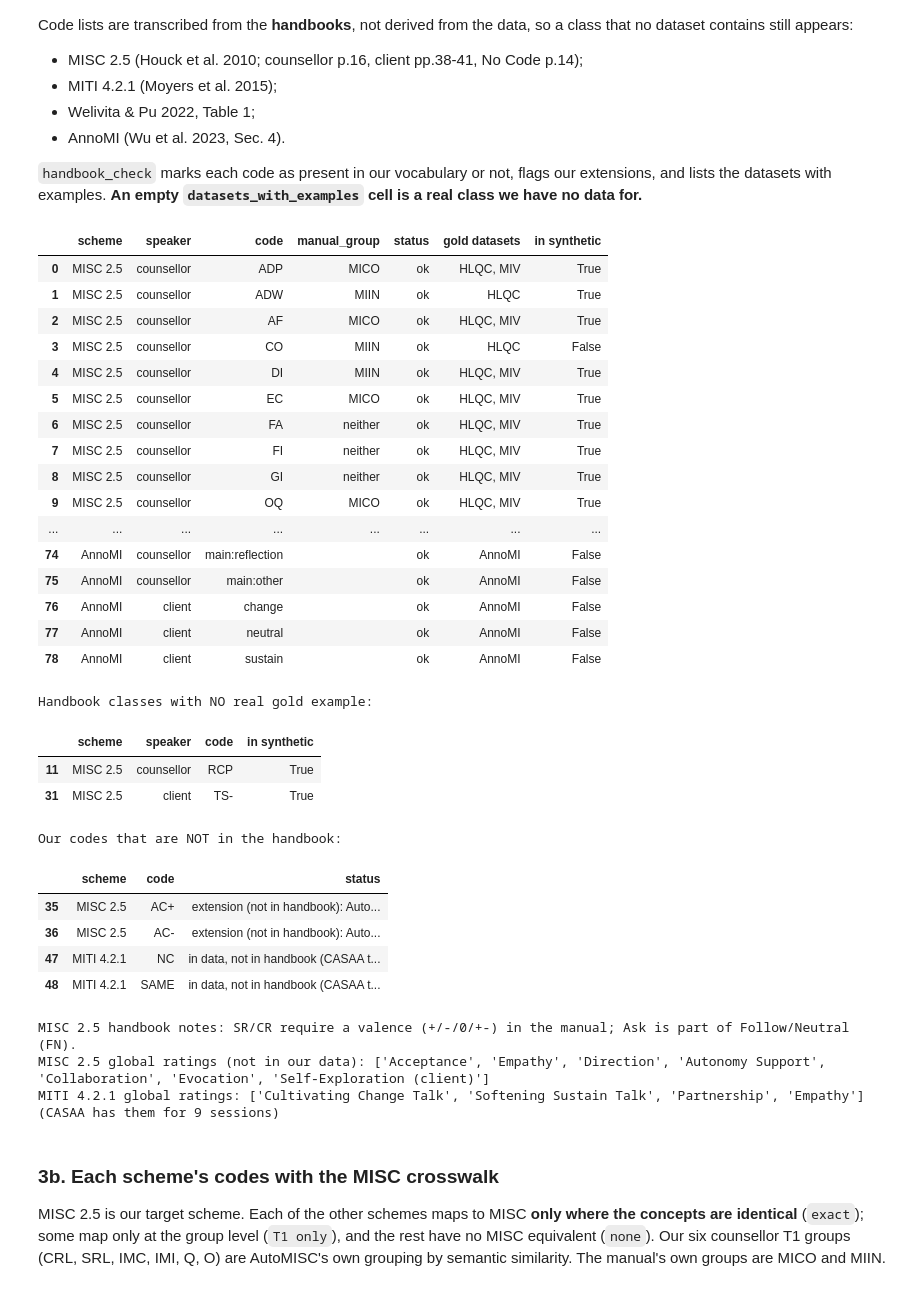
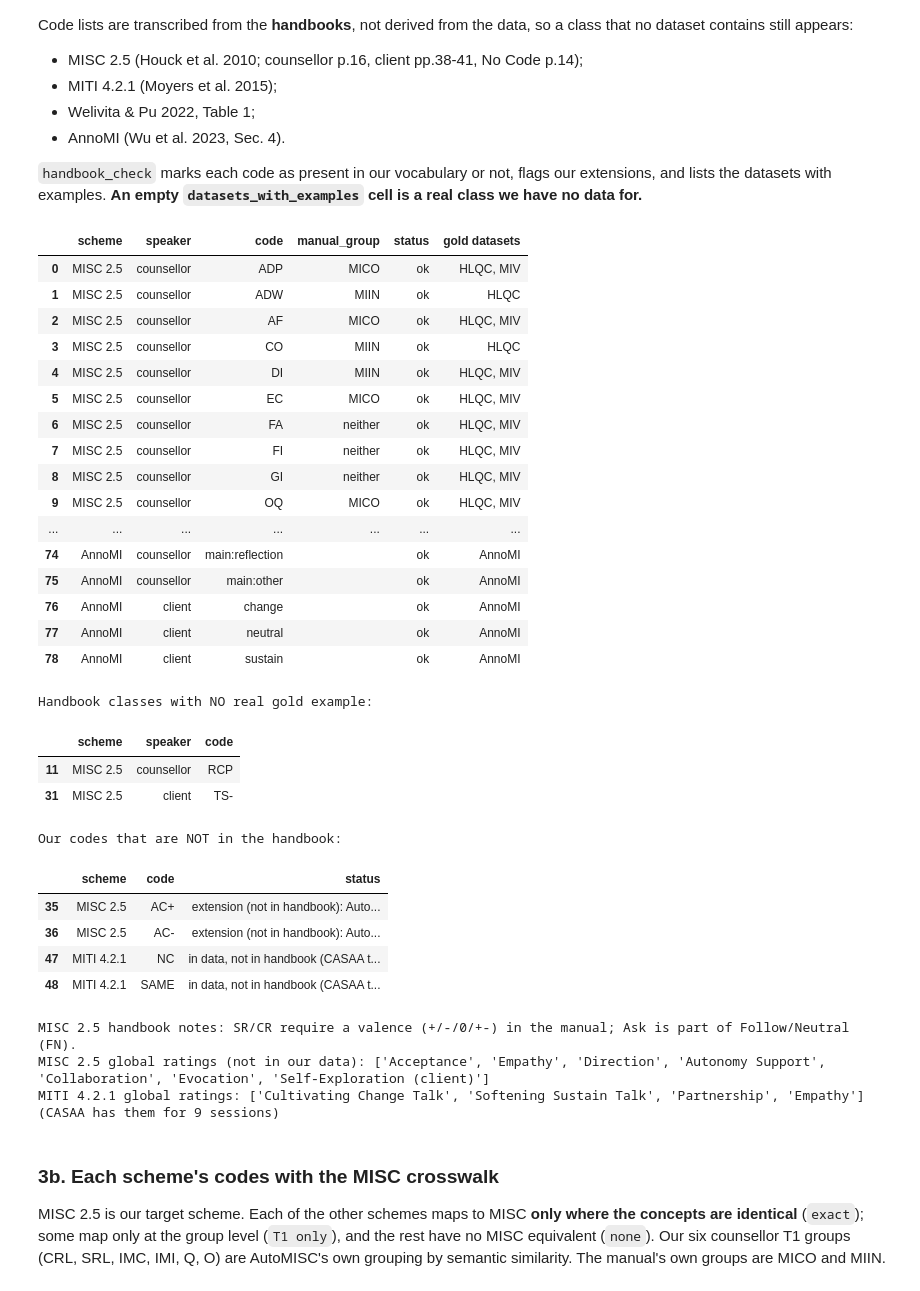
Before and after one commit to Zme874amy/Behavioral-Coding, a Jupyter notebook: notebooks/datasets_eda.ipynb, the cells around one changed output. Cells and saved outputs as stored; diff of their text form; code cells hidden in the pictures.

```diff
--- a/notebooks/datasets_eda.ipynb
+++ b/notebooks/datasets_eda.ipynb
@@ -101,39 +96,38 @@ data for.**
 # %%
 H = registry.handbook_check(F)
 ab = {'misc.hlqc.gold':'HLQC','misc.miv63a.gold':'MIV','miti.casaa.gold':'CASAA','welivita.gold':'Welivita','annomi.gold':'AnnoMI'}
 H['gold datasets'] = H.datasets_with_examples.map(lambda s: ', '.join(ab[x.strip()] for x in s.split(',') if x.strip() in ab))
-H['in synthetic'] = H.datasets_with_examples.str.contains('synth')
-H[['scheme','speaker','code','manual_group','status','gold datasets','in synthetic']]
+H[['scheme','speaker','code','manual_group','status','gold datasets']]
 # %% [output]
-|  | scheme | speaker | code | manual_group | status | gold datasets | in synthetic |
-| 0 | MISC 2.5 | counsellor | ADP | MICO | ok | HLQC, MIV | True |
-| 1 | MISC 2.5 | counsellor | ADW | MIIN | ok | HLQC | True |
-| 2 | MISC 2.5 | counsellor | AF | MICO | ok | HLQC, MIV | True |
-| 3 | MISC 2.5 | counsellor | CO | MIIN | ok | HLQC | False |
-| 4 | MISC 2.5 | counsellor | DI | MIIN | ok | HLQC, MIV | True |
-| 5 | MISC 2.5 | counsellor | EC | MICO | ok | HLQC, MIV | True |
-| 6 | MISC 2.5 | counsellor | FA | neither | ok | HLQC, MIV | True |
-| 7 | MISC 2.5 | counsellor | FI | neither | ok | HLQC, MIV | True |
-| 8 | MISC 2.5 | counsellor | GI | neither | ok | HLQC, MIV | True |
-| 9 | MISC 2.5 | counsellor | OQ | MICO | ok | HLQC, MIV | True |
-| ... | ... | ... | ... | ... | ... | ... | ... |
-| 74 | AnnoMI | counsellor | main:reflection |  | ok | AnnoMI | False |
-| 75 | AnnoMI | counsellor | main:other |  | ok | AnnoMI | False |
-| 76 | AnnoMI | client | change |  | ok | AnnoMI | False |
-| 77 | AnnoMI | client | neutral |  | ok | AnnoMI | False |
-| 78 | AnnoMI | client | sustain |  | ok | AnnoMI | False |
+|  | scheme | speaker | code | manual_group | status | gold datasets |
+| 0 | MISC 2.5 | counsellor | ADP | MICO | ok | HLQC, MIV |
+| 1 | MISC 2.5 | counsellor | ADW | MIIN | ok | HLQC |
+| 2 | MISC 2.5 | counsellor | AF | MICO | ok | HLQC, MIV |
+| 3 | MISC 2.5 | counsellor | CO | MIIN | ok | HLQC |
+| 4 | MISC 2.5 | counsellor | DI | MIIN | ok | HLQC, MIV |
+| 5 | MISC 2.5 | counsellor | EC | MICO | ok | HLQC, MIV |
+| 6 | MISC 2.5 | counsellor | FA | neither | ok | HLQC, MIV |
+| 7 | MISC 2.5 | counsellor | FI | neither | ok | HLQC, MIV |
+| 8 | MISC 2.5 | counsellor | GI | neither | ok | HLQC, MIV |
+| 9 | MISC 2.5 | counsellor | OQ | MICO | ok | HLQC, MIV |
+| ... | ... | ... | ... | ... | ... | ... |
+| 74 | AnnoMI | counsellor | main:reflection |  | ok | AnnoMI |
+| 75 | AnnoMI | counsellor | main:other |  | ok | AnnoMI |
+| 76 | AnnoMI | client | change |  | ok | AnnoMI |
+| 77 | AnnoMI | client | neutral |  | ok | AnnoMI |
+| 78 | AnnoMI | client | sustain |  | ok | AnnoMI |
 # %%
 print('Handbook classes with NO real gold example:')
-display(H[(H.status == 'ok') & (H['gold datasets'] == '')][['scheme','speaker','code','in synthetic']])
+display(H[(H.status == 'ok') & (H['gold datasets'] == '')][['scheme','speaker','code']])
 print('Our codes that are NOT in the handbook:'); display(H[H.status.str.startswith(('extension', 'in data'))][['scheme','code','status']])
 print('MISC 2.5 handbook notes:', registry.HANDBOOK['MISC 2.5']['notes'])
 print('MISC 2.5 global ratings (not in our data):', registry.HANDBOOK['MISC 2.5']['globals'])
 print('MITI 4.2.1 global ratings:', registry.HANDBOOK['MITI 4.2.1']['globals'], '(CASAA has them for 9 sessions)')
 # %% [output]
 Handbook classes with NO real gold example:
-|  | scheme | speaker | code | in synthetic |
-| 11 | MISC 2.5 | counsellor | RCP | True |
-| 31 | MISC 2.5 | client | TS- | True |
+|  | scheme | speaker | code |
+| 11 | MISC 2.5 | counsellor | RCP |
+| 31 | MISC 2.5 | client | TS- |
 Our codes that are NOT in the handbook:
 |  | scheme | code | status |
 | 35 | MISC 2.5 | AC+ | extension (not in handbook): Auto... |
```
Also changed, not shown: parts of 23 cells of this notebook, 8 other files.
